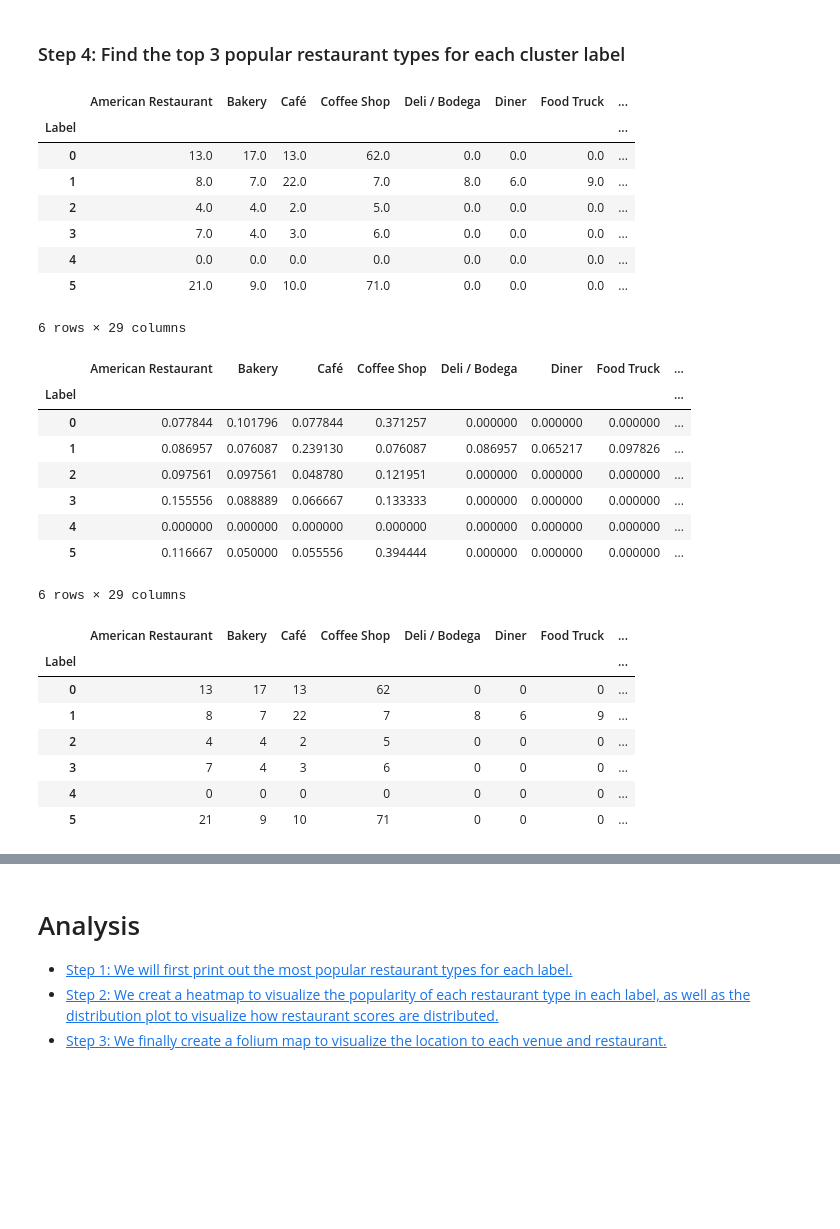
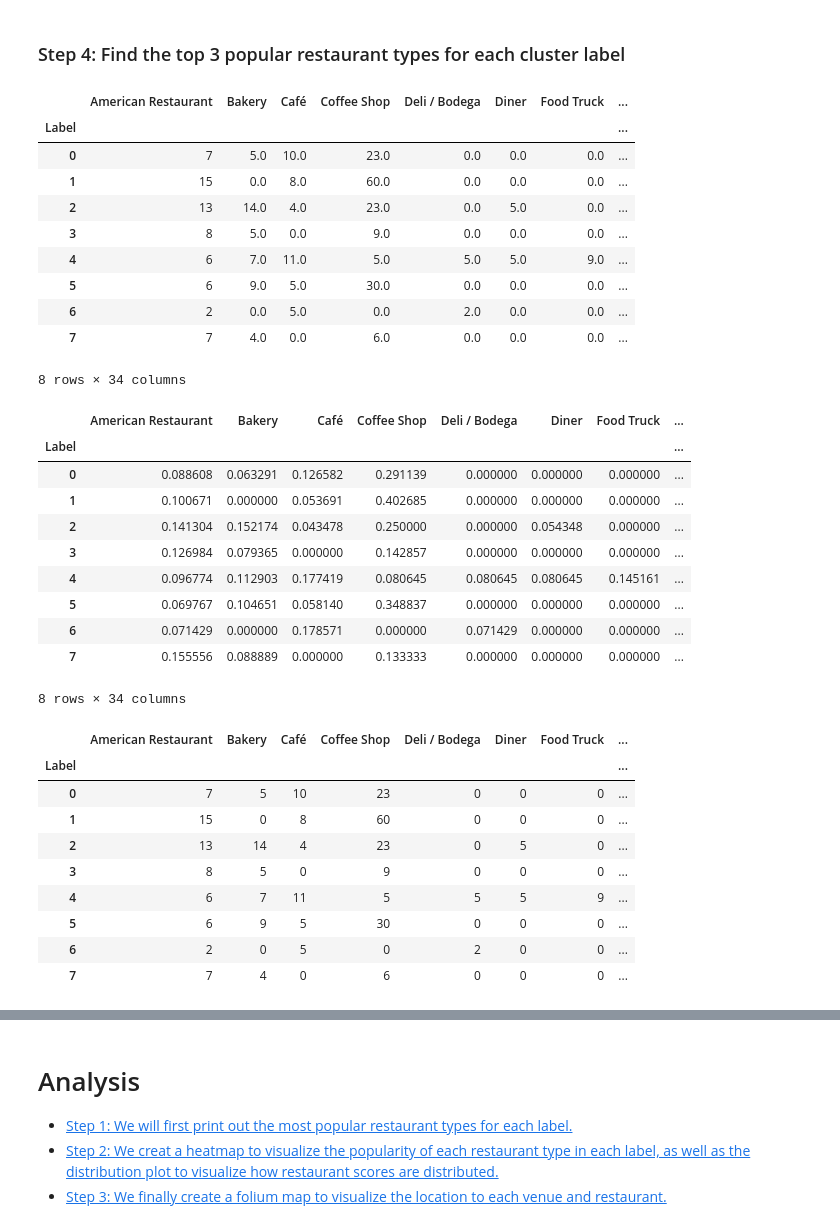
Before and after one commit to paulfrank1991/Capstone_Project, a Jupyter notebook: Final_Project_Battle_of_Neighborhoods.ipynb, the cells around one changed output, grey strips where cells are left out. Cells and saved outputs as stored; diff of their text form; code cells hidden in the pictures; blank space fills up the shorter version.

```diff
--- a/Final_Project_Battle_of_Neighborhoods.ipynb
+++ b/Final_Project_Battle_of_Neighborhoods.ipynb
@@ -67,7 +67,7 @@ map_lng = geocodes.longitude
 # %% [markdown]
 ### Step 1: Find the top 30 venues in the Chicago area <a name="step1"></a>
 # %%
-venue = requests.get('https://foursquare.com/explore?mode=url&near=Chicago%2C%20IL%2C%20United%20States&nearGeoId=72057594043056517&q=Top%20Picks')
+venue = requests.get('https://foursquare.com/explore?mode=url&near=Chicago%2C%20IL%2C%20United%20States&nearGeoId=72057594042815334&q=Top%20Picks')
 soup = bs(venue.content, 'html.parser')
 print(soup.prettify())
 # %% [output]
@@ -257,42 +257,56 @@ restaurant_top_count
 # %% [output]
 |  | American Restaurant | Bakery | Café | Coffee Shop | Deli / Bodega | Diner | Food Truck | ... |
 | Label |  |  |  |  |  |  |  | ... |
-| 0 | 13.0 | 17.0 | 13.0 | 62.0 | 0.0 | 0.0 | 0.0 | ... |
-| 1 | 8.0 | 7.0 | 22.0 | 7.0 | 8.0 | 6.0 | 9.0 | ... |
-| 2 | 4.0 | 4.0 | 2.0 | 5.0 | 0.0 | 0.0 | 0.0 | ... |
-| 3 | 7.0 | 4.0 | 3.0 | 6.0 | 0.0 | 0.0 | 0.0 | ... |
-| 4 | 0.0 | 0.0 | 0.0 | 0.0 | 0.0 | 0.0 | 0.0 | ... |
-| 5 | 21.0 | 9.0 | 10.0 | 71.0 | 0.0 | 0.0 | 0.0 | ... |
+| 0 | 7 | 5.0 | 10.0 | 23.0 | 0.0 | 0.0 | 0.0 | ... |
+| 1 | 15 | 0.0 | 8.0 | 60.0 | 0.0 | 0.0 | 0.0 | ... |
+| 2 | 13 | 14.0 | 4.0 | 23.0 | 0.0 | 5.0 | 0.0 | ... |
+| 3 | 8 | 5.0 | 0.0 | 9.0 | 0.0 | 0.0 | 0.0 | ... |
+| 4 | 6 | 7.0 | 11.0 | 5.0 | 5.0 | 5.0 | 9.0 | ... |
+| 5 | 6 | 9.0 | 5.0 | 30.0 | 0.0 | 0.0 | 0.0 | ... |
+| 6 | 2 | 0.0 | 5.0 | 0.0 | 2.0 | 0.0 | 0.0 | ... |
+| 7 | 7 | 4.0 | 0.0 | 6.0 | 0.0 | 0.0 | 0.0 | ... |
-6 rows × 29 columns
+8 rows × 34 columns
 # %%
 restaurant_top_percentage = restaurant_top_count.apply(lambda x: x/x.sum(), axis = 1 )
 restaurant_top_percentage
 # %% [output]
 |  | American Restaurant | Bakery | Café | Coffee Shop | Deli / Bodega | Diner | Food Truck | ... |
 | Label |  |  |  |  |  |  |  | ... |
-| 0 | 0.077844 | 0.101796 | 0.077844 | 0.371257 | 0.000000 | 0.000000 | 0.000000 | ... |
-| 1 | 0.086957 | 0.076087 | 0.239130 | 0.076087 | 0.086957 | 0.065217 | 0.097826 | ... |
-| 2 | 0.097561 | 0.097561 | 0.048780 | 0.121951 | 0.000000 | 0.000000 | 0.000000 | ... |
-| 3 | 0.155556 | 0.088889 | 0.066667 | 0.133333 | 0.000000 | 0.000000 | 0.000000 | ... |
-| 4 | 0.000000 | 0.000000 | 0.000000 | 0.000000 | 0.000000 | 0.000000 | 0.000000 | ... |
-| 5 | 0.116667 | 0.050000 | 0.055556 | 0.394444 | 0.000000 | 0.000000 | 0.000000 | ... |
+| 0 | 0.088608 | 0.063291 | 0.126582 | 0.291139 | 0.000000 | 0.000000 | 0.000000 | ... |
+| 1 | 0.100671 | 0.000000 | 0.053691 | 0.402685 | 0.000000 | 0.000000 | 0.000000 | ... |
+| 2 | 0.141304 | 0.152174 | 0.043478 | 0.250000 | 0.000000 | 0.054348 | 0.000000 | ... |
+| 3 | 0.126984 | 0.079365 | 0.000000 | 0.142857 | 0.000000 | 0.000000 | 0.000000 | ... |
+| 4 | 0.096774 | 0.112903 | 0.177419 | 0.080645 | 0.080645 | 0.080645 | 0.145161 | ... |
+| 5 | 0.069767 | 0.104651 | 0.058140 | 0.348837 | 0.000000 | 0.000000 | 0.000000 | ... |
+| 6 | 0.071429 | 0.000000 | 0.178571 | 0.000000 | 0.071429 | 0.000000 | 0.000000 | ... |
+| 7 | 0.155556 | 0.088889 | 0.000000 | 0.133333 | 0.000000 | 0.000000 | 0.000000 | ... |
-6 rows × 29 columns
+8 rows × 34 columns
 # %%
-def max_yellow(x):
-    c = 'background-color: green'
+def max_yellow_green(x):
+    top3 = 'background-color: yellow'
+    fourth = 'background-color: green'
+    color = []
     m = x >= x.nlargest(3).iloc[-1]
-    return ['background-color: yellow' if v else '' for v in m]
+    m2 = x == x.nlargest(4).iloc[-1]
+    color = [top3 if v else '' for v in m]
+    for index, c in enumerate(color):
+        if c == '':
+            if m2[index] == True:
+                color[index] = fourth
+    return color
 
-restaurant_top_count.style.apply(max_yellow, axis = 1)
+restaurant_top_count.style.apply(max_yellow_green, axis = 1)
 # %% [output]
 |  | American Restaurant | Bakery | Café | Coffee Shop | Deli / Bodega | Diner | Food Truck | ... |
 | Label |  |  |  |  |  |  |  | ... |
-| 0 | 13 | 17 | 13 | 62 | 0 | 0 | 0 | ... |
-| 1 | 8 | 7 | 22 | 7 | 8 | 6 | 9 | ... |
-| 2 | 4 | 4 | 2 | 5 | 0 | 0 | 0 | ... |
-| 3 | 7 | 4 | 3 | 6 | 0 | 0 | 0 | ... |
-| 4 | 0 | 0 | 0 | 0 | 0 | 0 | 0 | ... |
-| 5 | 21 | 9 | 10 | 71 | 0 | 0 | 0 | ... |
+| 0 | 7 | 5 | 10 | 23 | 0 | 0 | 0 | ... |
+| 1 | 15 | 0 | 8 | 60 | 0 | 0 | 0 | ... |
+| 2 | 13 | 14 | 4 | 23 | 0 | 5 | 0 | ... |
+| 3 | 8 | 5 | 0 | 9 | 0 | 0 | 0 | ... |
+| 4 | 6 | 7 | 11 | 5 | 5 | 5 | 9 | ... |
+| 5 | 6 | 9 | 5 | 30 | 0 | 0 | 0 | ... |
+| 6 | 2 | 0 | 5 | 0 | 2 | 0 | 0 | ... |
+| 7 | 7 | 4 | 0 | 6 | 0 | 0 | 0 | ... |
 # %%
 restaurant_top_percentage.style.apply(max_yellow, axis = 1)
 # %% [output]
```
Also changed, not shown: parts of 16 cells of this notebook.
